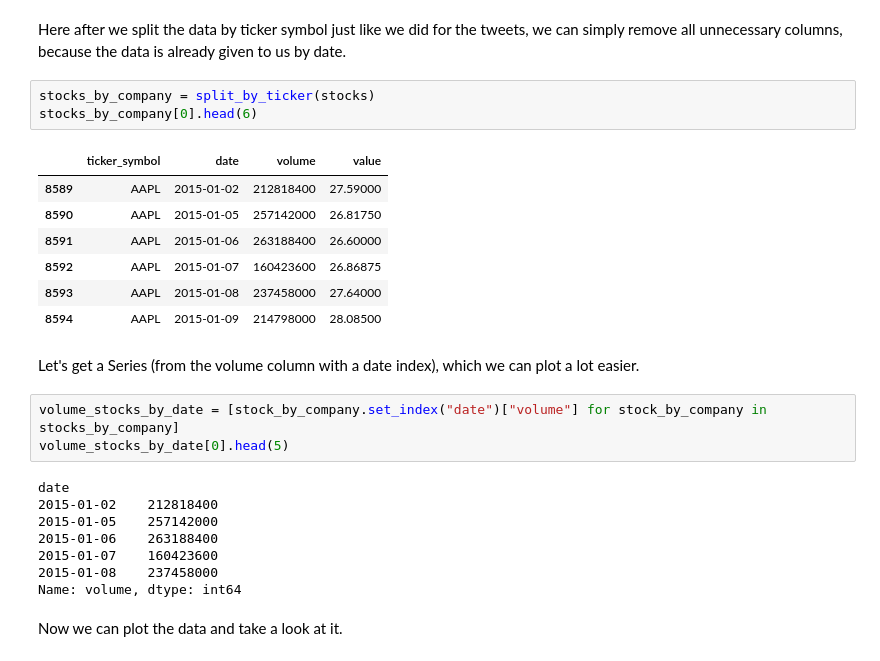
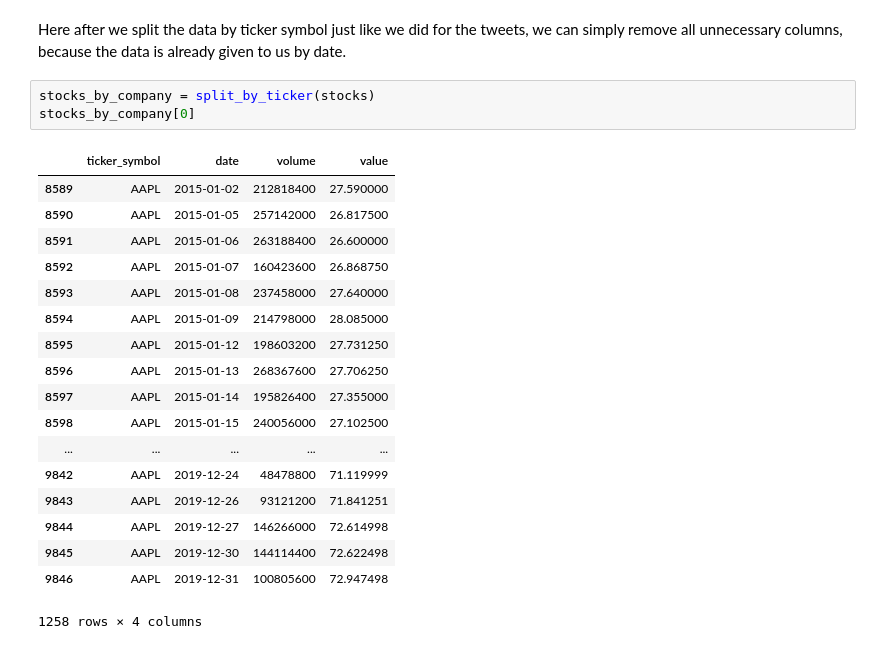
Before and after one commit to Kaloyan-Dimitrov/softuni-data-science-final-project, a Jupyter notebook: Tweets and a company's market value.ipynb, the cells around one changed output. Cells and saved outputs as stored; diff of their text form.

Commit message:
Revert "Stock chart by tick"
This reverts commit 9104dc0ee8976b996568861dd573ae027ca5c3d2.

```diff
--- a/Tweets and a company's market value.ipynb
+++ b/Tweets and a company's market value.ipynb
@@ -451,27 +446,23 @@ This gives us exactly what we want. We know which dataframe corresponds to which
 Here after we split the data by ticker symbol just like we did for the tweets, we can simply remove all unnecessary columns, because the data is already given to us by date.
 # %%
 stocks_by_company = split_by_ticker(stocks)
-stocks_by_company[0].head(6)
+stocks_by_company[0]
 # %% [output]
 |  | ticker_symbol | date | volume | value |
-| 8589 | AAPL | 2015-01-02 | 212818400 | 27.59000 |
-| 8590 | AAPL | 2015-01-05 | 257142000 | 26.81750 |
-| 8591 | AAPL | 2015-01-06 | 263188400 | 26.60000 |
-| 8592 | AAPL | 2015-01-07 | 160423600 | 26.86875 |
-| 8593 | AAPL | 2015-01-08 | 237458000 | 27.64000 |
-| 8594 | AAPL | 2015-01-09 | 214798000 | 28.08500 |
+| 8589 | AAPL | 2015-01-02 | 212818400 | 27.590000 |
+| 8590 | AAPL | 2015-01-05 | 257142000 | 26.817500 |
+| 8591 | AAPL | 2015-01-06 | 263188400 | 26.600000 |
+| 8592 | AAPL | 2015-01-07 | 160423600 | 26.868750 |
+| 8593 | AAPL | 2015-01-08 | 237458000 | 27.640000 |
+| 8594 | AAPL | 2015-01-09 | 214798000 | 28.085000 |
+| 8595 | AAPL | 2015-01-12 | 198603200 | 27.731250 |
+| 8596 | AAPL | 2015-01-13 | 268367600 | 27.706250 |
+| 8597 | AAPL | 2015-01-14 | 195826400 | 27.355000 |
+| 8598 | AAPL | 2015-01-15 | 240056000 | 27.102500 |
+| ... | ... | ... | ... | ... |
+| 9842 | AAPL | 2019-12-24 | 48478800 | 71.119999 |
+| 9843 | AAPL | 2019-12-26 | 93121200 | 71.841251 |
+| 9844 | AAPL | 2019-12-27 | 146266000 | 72.614998 |
+| 9845 | AAPL | 2019-12-30 | 144114400 | 72.622498 |
+| 9846 | AAPL | 2019-12-31 | 100805600 | 72.947498 |
+1258 rows × 4 columns
-# %% [markdown]
-Let's get a Series (from the volume column with a date index), which we can plot a lot easier.
-# %%
-volume_stocks_by_date = [stock_by_company.set_index("date")["volume"] for stock_by_company in stocks_by_company]
-volume_stocks_by_date[0].head(5)
-# %% [output]
-date
-2015-01-02    212818400
-2015-01-05    257142000
-2015-01-06    263188400
-2015-01-07    160423600
-2015-01-08    237458000
-Name: volume, dtype: int64
-# %% [markdown]
-Now we can plot the data and take a look at it.
```
Also changed, not shown: parts of 24 cells of this notebook.
